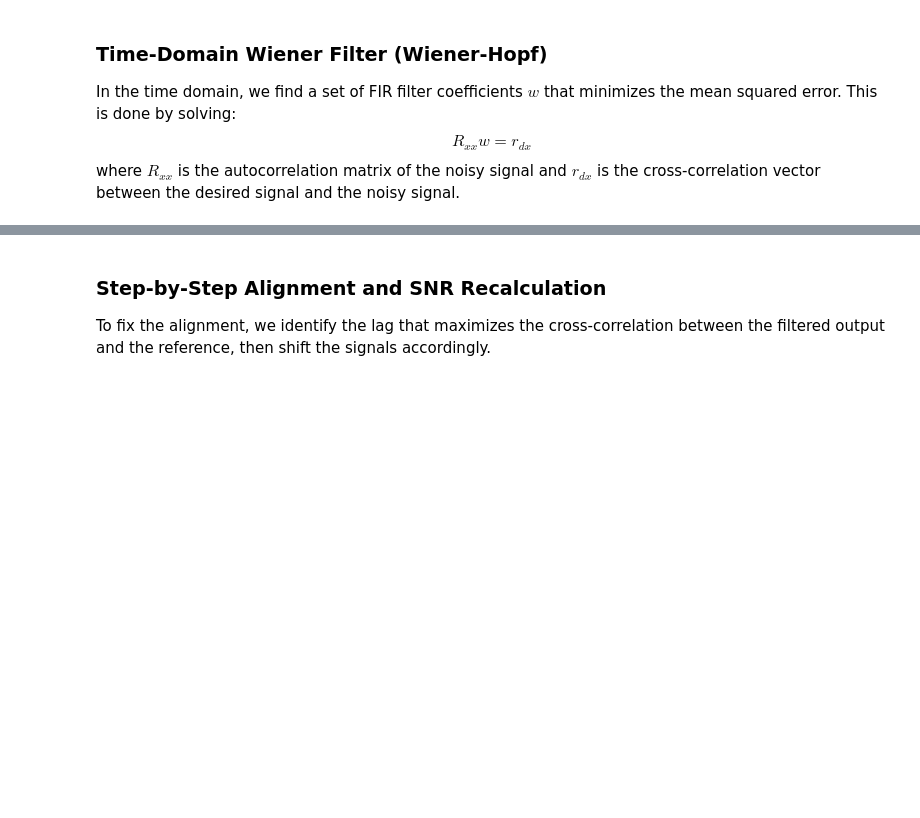
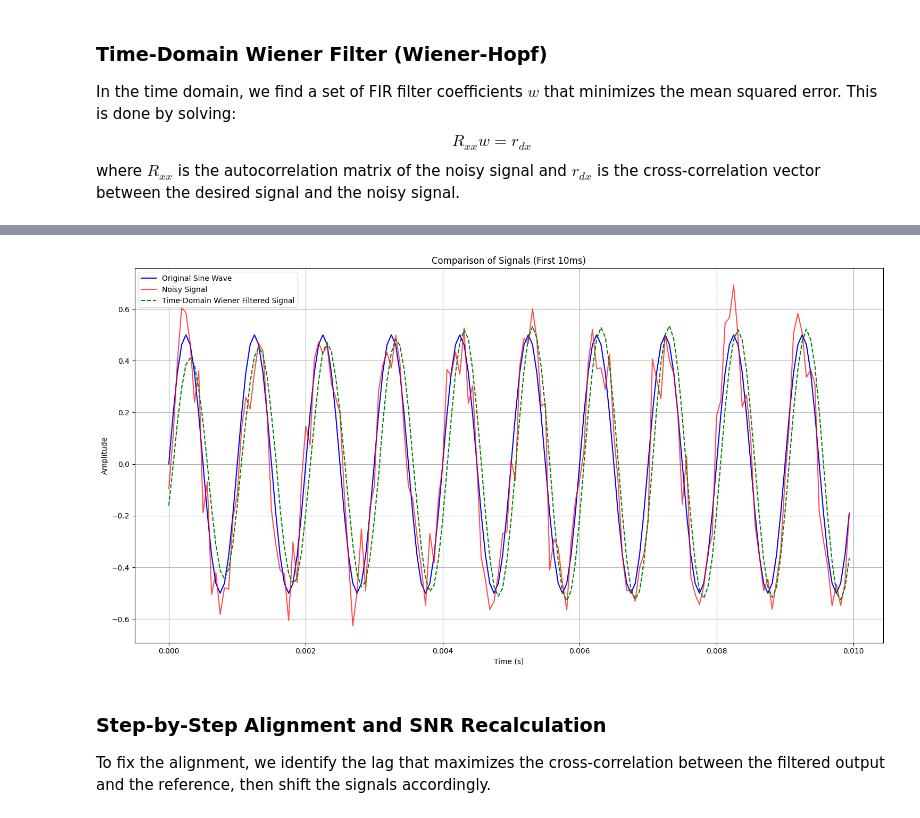
Before and after one commit to kkxiong00/audio_algorithms, a Jupyter notebook: wiener_filter.ipynb, the cells around one changed output, grey strips where cells are left out. Drawn from its saved outputs; the diff is of its cells as text; code cells hidden in the pictures; blank space fills up the shorter version.

Commit message:
update plot to plot mixed signal

```diff
--- a/wiener_filter.ipynb
+++ b/wiener_filter.ipynb
@@ -218,3 +218,25 @@ Corrected Steady-State SNR: 8.11 dB
+# %%
+import matplotlib.pyplot as plt
+
+# Define the duration for plotting (e.g., 10ms) for better visualization
+plot_duration_ms = 10 # milliseconds
+plot_samples_compare = int(sample_rate * (plot_duration_ms / 1000.0))
+
+plt.figure(figsize=(15, 8))
+
+plt.plot(t[:plot_samples_compare], sine_wave[:plot_samples_compare], label='Original Sine Wave', color='blue')
+plt.plot(t[:plot_samples_compare], signal_with_noise[:plot_samples_compare], label='Noisy Signal', color='red', alpha=0.7)
+plt.plot(t[:plot_samples_compare], filtered_time[:plot_samples_compare], label='Time-Domain Wiener Filtered Signal', color='green', linestyle='--')
+
+plt.title(f'Comparison of Signals (First {plot_duration_ms}ms)')
+plt.xlabel('Time (s)')
+plt.ylabel('Amplitude')
+plt.grid(True)
+plt.legend()
+plt.tight_layout()
+plt.show()
+# %% [output]
+[figure, added]
 # %% [markdown]
 ### Step-by-Step Alignment and SNR Recalculation
 To fix the alignment, we identify the lag that maximizes the cross-correlation between the filtered output and the reference, then shift the signals accordingly.
```
Also changed, not shown: parts of 7 cells of this notebook.
